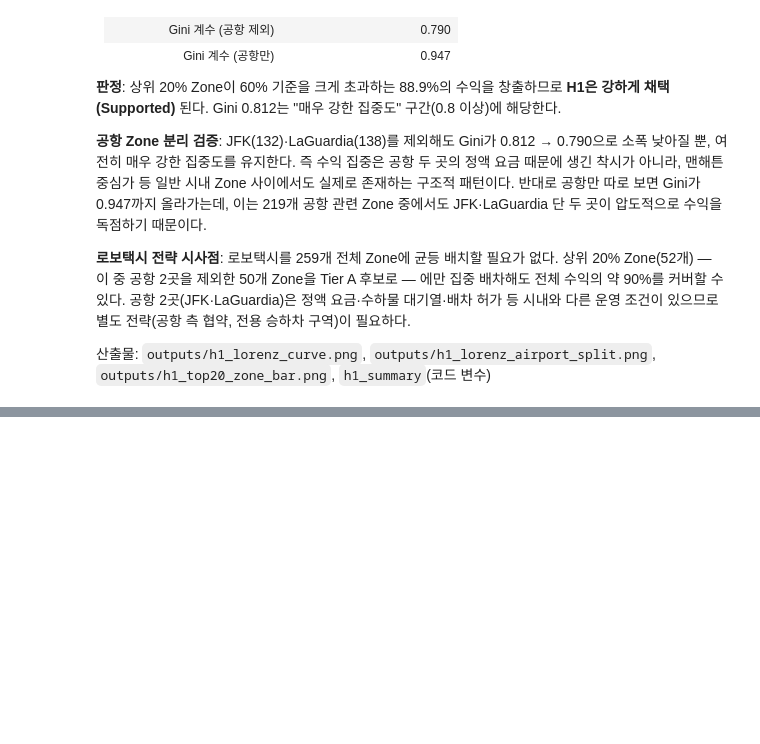
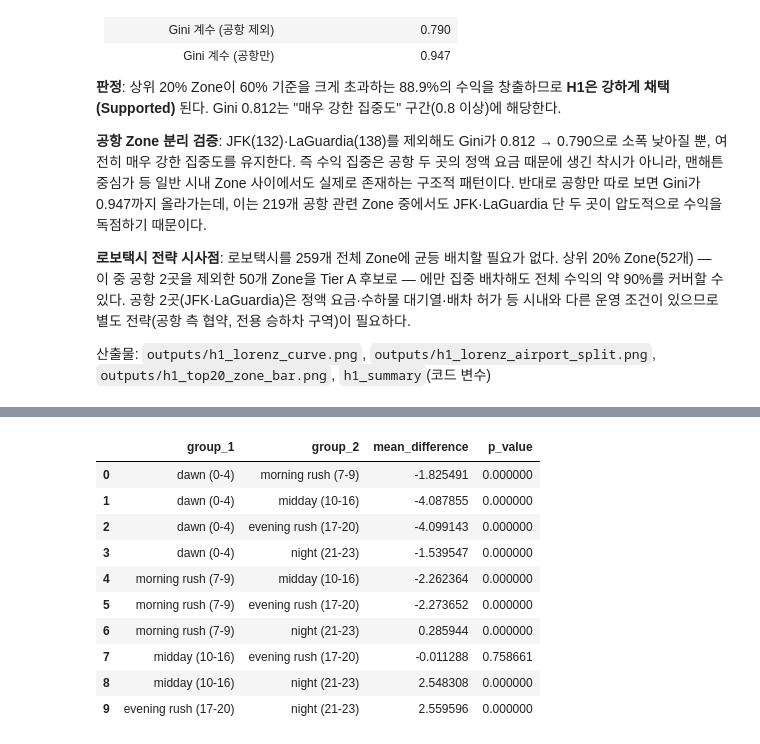
Before and after one commit to SKALA-python/taxi, a Jupyter notebook: main.ipynb, the cells around one changed output, grey strips where cells are left out. Drawn from its saved outputs; the diff is of its cells as text; code cells hidden in the pictures; blank space fills up the shorter version.

```diff
--- a/main.ipynb
+++ b/main.ipynb
@@ -307,0 +492,76 @@ Tier A 후보(상위 20% Zone 중 시내 Zone): 50개
+# %%
+# 피크/비피크 비교: t값, p값, Cohen's d를 함께 확인한다.
+h2_2["is_peak"] = h2_2["pickup_hour"].isin([7, 8, 9, 17, 18, 19, 20])
+h2_2_peak = h2_2.loc[h2_2["is_peak"], "rpm"]
+h2_2_off_peak = h2_2.loc[~h2_2["is_peak"], "rpm"]
+h2_2_ttest = stats.ttest_ind(h2_2_peak, h2_2_off_peak, equal_var=False)
+h2_2_pooled_sd = np.sqrt((h2_2_peak.var(ddof=1) + h2_2_off_peak.var(ddof=1)) / 2)
+h2_2_cohens_d = (h2_2_peak.mean() - h2_2_off_peak.mean()) / h2_2_pooled_sd
+h2_2_ttest_results = pd.DataFrame([
+    {
+        "comparison": "peak vs off_peak",
+        "peak_mean_rpm": h2_2_peak.mean(),
+        "off_peak_mean_rpm": h2_2_off_peak.mean(),
+        "difference": h2_2_peak.mean() - h2_2_off_peak.mean(),
+        "t_statistic": h2_2_ttest.statistic,
+        "p_value": h2_2_ttest.pvalue,
+        "cohens_d": h2_2_cohens_d,
+    }
+])
+
+# 가이드의 5개 시간 그룹. 5~6시는 히트맵에는 남고 ANOVA에서는 제외된다.
+h2_2_group_order = ["dawn", "morning_rush", "midday", "evening_rush", "night"]
+h2_2_group_labels = {
+    "dawn": "dawn (0-4)",
+    "morning_rush": "morning rush (7-9)",
+    "midday": "midday (10-16)",
+    "evening_rush": "evening rush (17-20)",
+    "night": "night (21-23)",
+}
+h2_2["time_group"] = np.select(
+    [
+        h2_2["pickup_hour"].between(0, 4),
+        h2_2["pickup_hour"].between(7, 9),
+        h2_2["pickup_hour"].between(10, 16),
+        h2_2["pickup_hour"].between(17, 20),
+        h2_2["pickup_hour"].between(21, 23),
+    ],
+    h2_2_group_order,
+    default="excluded_5_6",
+)
+h2_2_anova_data = h2_2.loc[h2_2["time_group"].isin(h2_2_group_order)].copy()
+h2_2_samples = [
+    h2_2_anova_data.loc[h2_2_anova_data["time_group"] == h2_2_group, "rpm"]
+    for h2_2_group in h2_2_group_order
+]
+h2_2_anova = stats.f_oneway(*h2_2_samples)
+h2_2_tukey = stats.tukey_hsd(*h2_2_samples)
+
+h2_2_group_summary = (
+    h2_2_anova_data.groupby("time_group")
+    .agg(
+        trips=("rpm", "size"),
+        mean_rpm=("rpm", "mean"),
+        median_rpm=("rpm", "median"),
+        mean_rpmin=("rpmin", "mean"),
+    )
+    .reindex(h2_2_group_order)
+)
+h2_2_tukey_results = pd.DataFrame([
+    {
+        "group_1": h2_2_group_labels[h2_2_group_order[h2_2_i]],
+        "group_2": h2_2_group_labels[h2_2_group_order[h2_2_j]],
+        "mean_difference": h2_2_tukey.statistic[h2_2_i, h2_2_j],
+        "p_value": h2_2_tukey.pvalue[h2_2_i, h2_2_j],
+    }
+    for h2_2_i in range(len(h2_2_group_order))
+    for h2_2_j in range(h2_2_i + 1, len(h2_2_group_order))
+])
+h2_2_top3 = h2_2_group_summary.sort_values("mean_rpm", ascending=False).head(3)
+
+display(h2_2_ttest_results)
+print(f"5-group ANOVA: F={h2_2_anova.statistic:.2f}, p={h2_2_anova.pvalue:.3e}")
+display(h2_2_group_summary.rename(index=h2_2_group_labels))
+display(h2_2_tukey_results)
+display(h2_2_top3.rename(index=h2_2_group_labels))
+# %% [output]
@@ -307,0 +578,11 @@ Tier A 후보(상위 20% Zone 중 시내 Zone): 50개
+|  | group_1 | group_2 | mean_difference | p_value |
+| 0 | dawn (0-4) | morning rush (7-9) | -1.825491 | 0.000000 |
+| 1 | dawn (0-4) | midday (10-16) | -4.087855 | 0.000000 |
+| 2 | dawn (0-4) | evening rush (17-20) | -4.099143 | 0.000000 |
+| 3 | dawn (0-4) | night (21-23) | -1.539547 | 0.000000 |
+| 4 | morning rush (7-9) | midday (10-16) | -2.262364 | 0.000000 |
+| 5 | morning rush (7-9) | evening rush (17-20) | -2.273652 | 0.000000 |
+| 6 | morning rush (7-9) | night (21-23) | 0.285944 | 0.000000 |
+| 7 | midday (10-16) | evening rush (17-20) | -0.011288 | 0.758661 |
+| 8 | midday (10-16) | night (21-23) | 2.548308 | 0.000000 |
+| 9 | evening rush (17-20) | night (21-23) | 2.559596 | 0.000000 |
```
Also changed, not shown: parts of 8 cells of this notebook.
